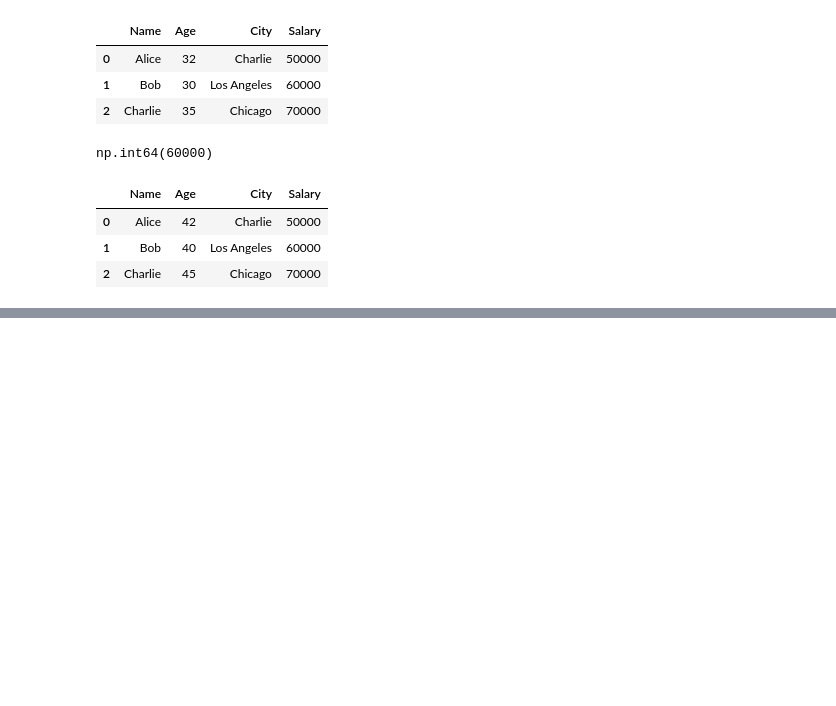
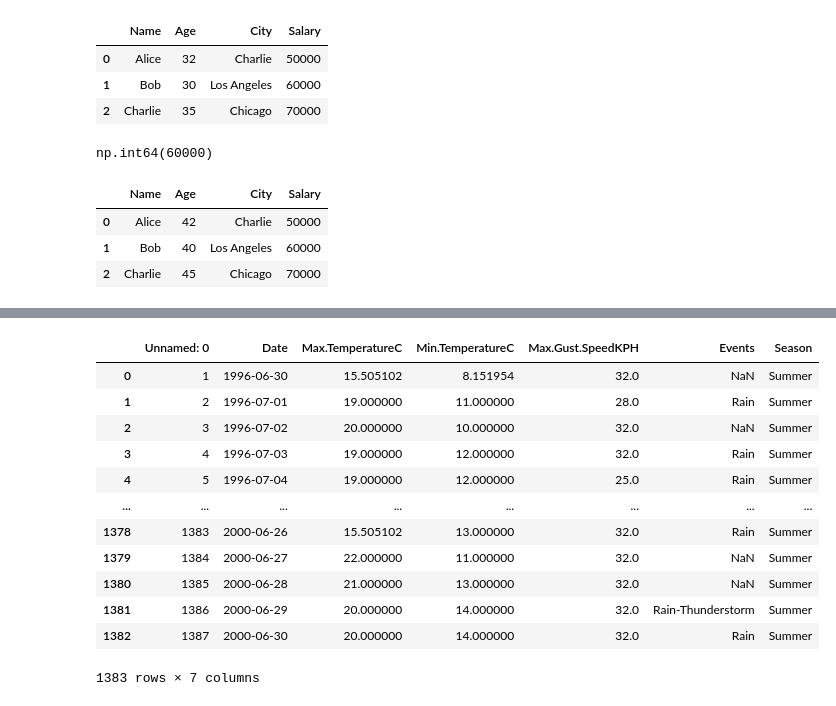
Before and after one commit to lezzycan/DataScience-Learning, a Jupyter notebook: Data Analysis with python/pandas.ipynb, the cells around one changed output, grey strips where cells are left out. Cells and saved outputs as stored; diff of their text form; code cells hidden in the pictures; blank space fills up the shorter version.

Commit message:
Add new Jupyter notebooks for data visualization techniques

```diff
--- a/Data Analysis with python/pandas.ipynb
+++ b/Data Analysis with python/pandas.ipynb
@@ -114,0 +182,17 @@ df
+# %%
+data_filled_mean = data.fillna(data.select_dtypes(include='number').mean())  # Fill null values with the mean of each column
+data_filled_mean
+# %% [output]
+|  | Unnamed: 0 | Date | Max.TemperatureC | Min.TemperatureC | Max.Gust.SpeedKPH | Events | Season |
+| 0 | 1 | 1996-06-30 | 15.505102 | 8.151954 | 32.0 | NaN | Summer |
+| 1 | 2 | 1996-07-01 | 19.000000 | 11.000000 | 28.0 | Rain | Summer |
+| 2 | 3 | 1996-07-02 | 20.000000 | 10.000000 | 32.0 | NaN | Summer |
+| 3 | 4 | 1996-07-03 | 19.000000 | 12.000000 | 32.0 | Rain | Summer |
+| 4 | 5 | 1996-07-04 | 19.000000 | 12.000000 | 25.0 | Rain | Summer |
+| ... | ... | ... | ... | ... | ... | ... | ... |
+| 1378 | 1383 | 2000-06-26 | 15.505102 | 13.000000 | 32.0 | Rain | Summer |
+| 1379 | 1384 | 2000-06-27 | 22.000000 | 11.000000 | 32.0 | NaN | Summer |
+| 1380 | 1385 | 2000-06-28 | 21.000000 | 13.000000 | 32.0 | NaN | Summer |
+| 1381 | 1386 | 2000-06-29 | 20.000000 | 14.000000 | 32.0 | Rain-Thunderstorm | Summer |
+| 1382 | 1387 | 2000-06-30 | 20.000000 | 14.000000 | 32.0 | Rain | Summer |
+1383 rows × 7 columns
```
Also changed, not shown: parts of 19 cells of this notebook.
